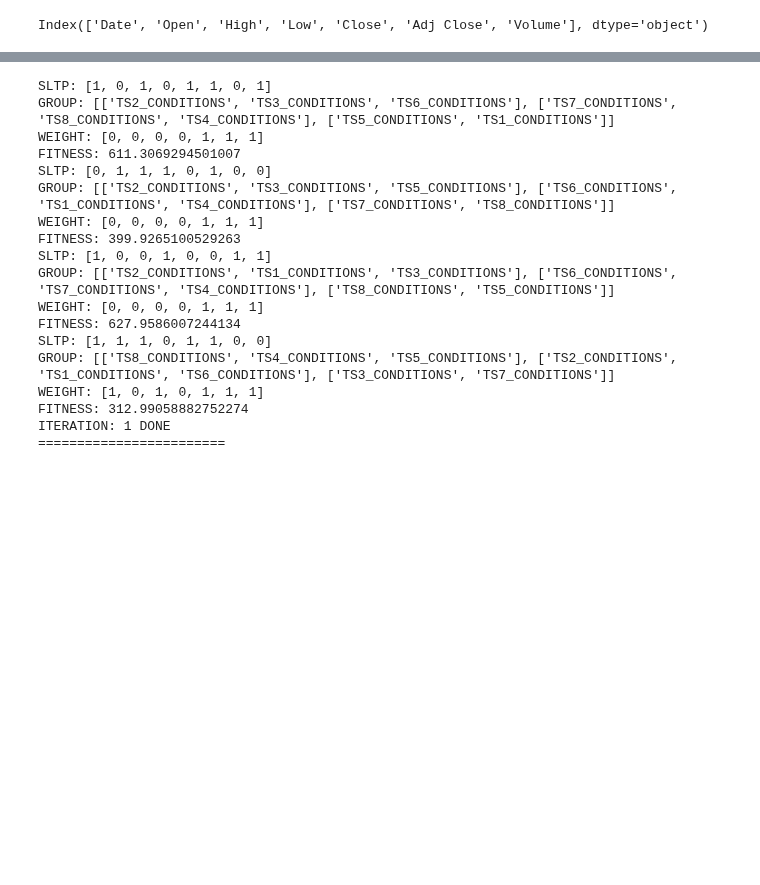
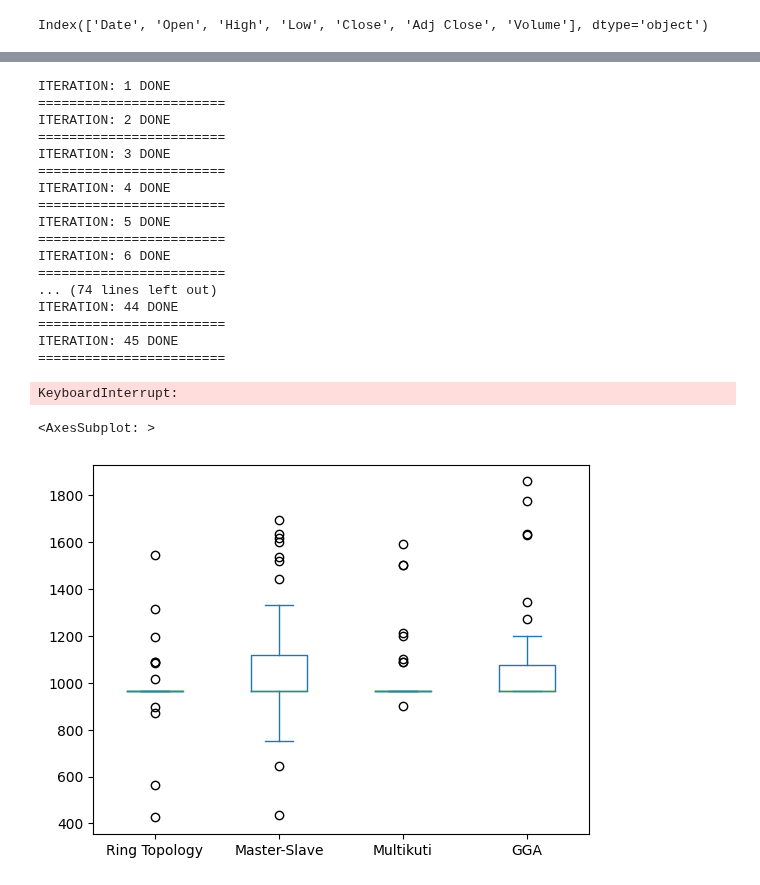
Before and after one commit to Chideme/island_genetic_algrorithm, a Jupyter notebook: downtrend.ipynb, the cells around one changed output, grey strips where cells are left out. Cells and saved outputs as stored; diff of their text form; code cells hidden in the pictures; blank space fills up the shorter version.

```diff
--- a/downtrend.ipynb
+++ b/downtrend.ipynb
@@ -89,12 +80,12 @@ def generate_candidate_trading_signals(data):
 data, strategies =generate_candidate_trading_signals(data.copy())
 # %%
 #split data
-train = data[(data['Date'] <= date(2016,12,31))]
-test = data[(data['Date'] > date(2016,12,31))]
+train = data[(data['Date'] <= date(2019,12,31))]
+test = data[(data['Date'] > date(2019,12,31))]
 train_data, strategies =generate_candidate_trading_signals(train.copy())
 test_data, test_strategies =generate_candidate_trading_signals(test.copy())
 num_islands=3
-num_iter=50
+num_iter=80
 pSize=50
 m_iter=5
 N=5
@@ -116,38 +107,56 @@ gga = []
 for i in range(80):
     islandgga.evolve_island_ring()
     best  = islandgga.globalBest
-    print(best)
     ring.append(best)
     islandgga.evolve_master_slave()
     best  = islandgga.globalBest
-    print(best)
     master.append(best)
     islandgga.evolve_island_multikuti()
     best  = islandgga.globalBest
-    print(best)
     multi.append(best)
     islandgga.evolve_gga()
     best  = islandgga.globalBest
-    print(best)
     gga.append(best)
     print("ITERATION: {} DONE".format(i+1))
     print("========================")
 # %% [output]
-SLTP: [1, 0, 1, 0, 1, 1, 0, 1]
-GROUP: [['TS2_CONDITIONS', 'TS3_CONDITIONS', 'TS6_CONDITIONS'], ['TS7_CONDITIONS', 'TS8_CONDITIONS', 'TS4_CONDITIONS'], ['TS5_CONDITIONS', 'TS1_CONDITIONS']]
-WEIGHT: [0, 0, 0, 0, 1, 1, 1]
-FITNESS: 611.3069294501007
-SLTP: [0, 1, 1, 1, 0, 1, 0, 0]
-GROUP: [['TS2_CONDITIONS', 'TS3_CONDITIONS', 'TS5_CONDITIONS'], ['TS6_CONDITIONS', 'TS1_CONDITIONS', 'TS4_CONDITIONS'], ['TS7_CONDITIONS', 'TS8_CONDITIONS']]
-WEIGHT: [0, 0, 0, 0, 1, 1, 1]
-FITNESS: 399.9265100529263
-SLTP: [1, 0, 0, 1, 0, 0, 1, 1]
-GROUP: [['TS2_CONDITIONS', 'TS1_CONDITIONS', 'TS3_CONDITIONS'], ['TS6_CONDITIONS', 'TS7_CONDITIONS', 'TS4_CONDITIONS'], ['TS8_CONDITIONS', 'TS5_CONDITIONS']]
-WEIGHT: [0, 0, 0, 0, 1, 1, 1]
-FITNESS: 627.9586007244134
-SLTP: [1, 1, 1, 0, 1, 1, 0, 0]
-GROUP: [['TS8_CONDITIONS', 'TS4_CONDITIONS', 'TS5_CONDITIONS'], ['TS2_CONDITIONS', 'TS1_CONDITIONS', 'TS6_CONDITIONS'], ['TS3_CONDITIONS', 'TS7_CONDITIONS']]
-WEIGHT: [1, 0, 1, 0, 1, 1, 1]
-FITNESS: 312.99058882752274
 ITERATION: 1 DONE
 ========================
+ITERATION: 2 DONE
+========================
+ITERATION: 3 DONE
+========================
+ITERATION: 4 DONE
+========================
+ITERATION: 5 DONE
+========================
+ITERATION: 6 DONE
+========================
+... (74 lines left out)
+ITERATION: 44 DONE
+========================
+ITERATION: 45 DONE
+========================
+KeyboardInterrupt:
+# %%
+p_ring= []
+p_master = []
+p_multi = []
+p_gga = []
+for i in range(45):
+    p_ring.append(ring[i].getProfit(test_data,allocated_capital))
+    p_master.append(master[i].getProfit(test_data,allocated_capital))
+    p_multi.append(multi[i].getProfit(test_data,allocated_capital))
+    p_gga.append(gga[i].getProfit(test_data,allocated_capital))
+cols = ["Ring Topology","Master-Slave","Multikuti",'GGA']
+df = pd.DataFrame(np.column_stack([p_ring,p_master,p_multi,p_gga]),
+                               columns=cols)
+
+
+#df.describe()
+
+#df_1 =df_1.dropna(axis = 0)
+df.plot(kind='box')
+# %% [output]
+<AxesSubplot: >
+[figure, added]
```
Also changed, not shown: parts of 4 cells of this notebook, 3 other files.
